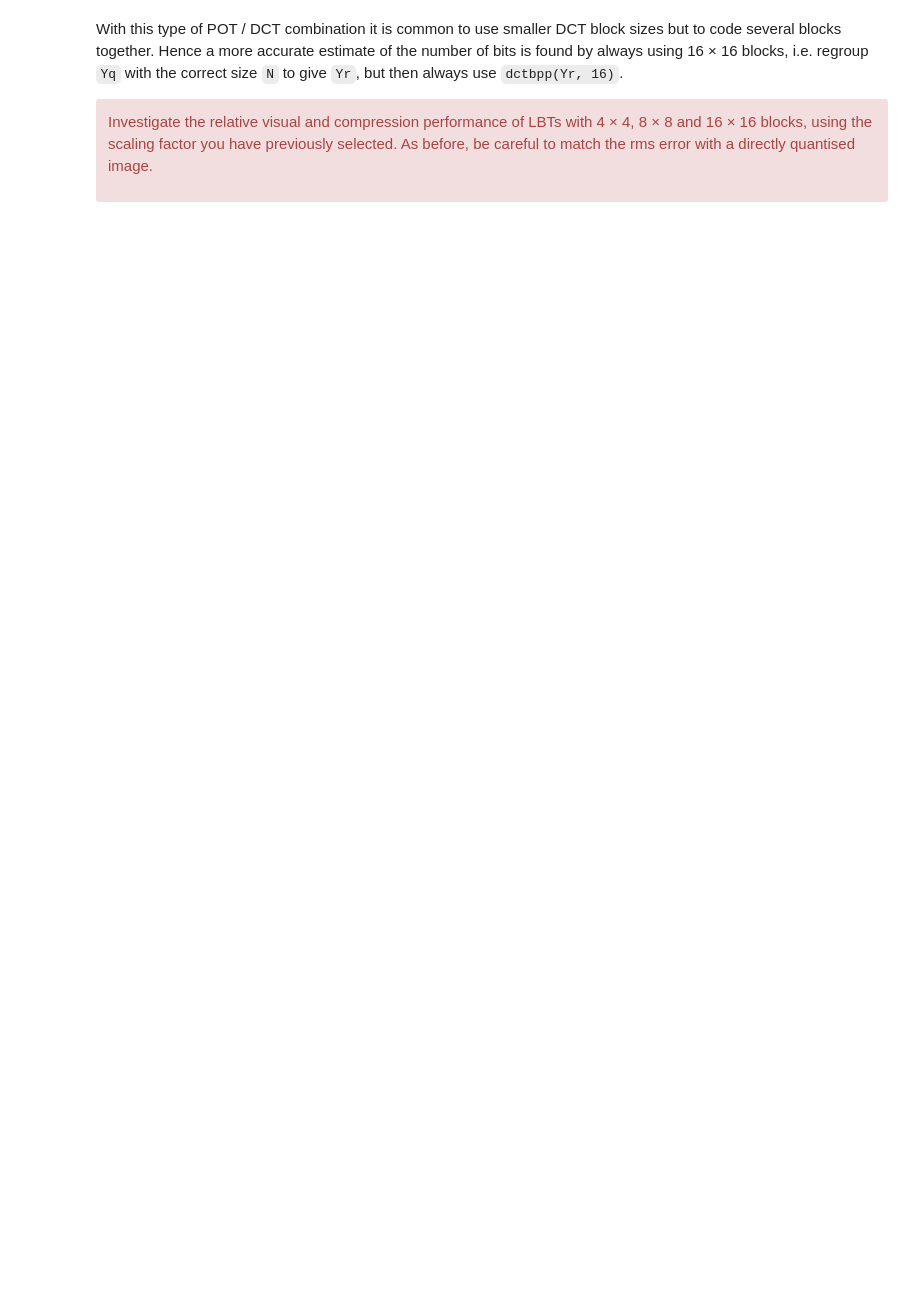
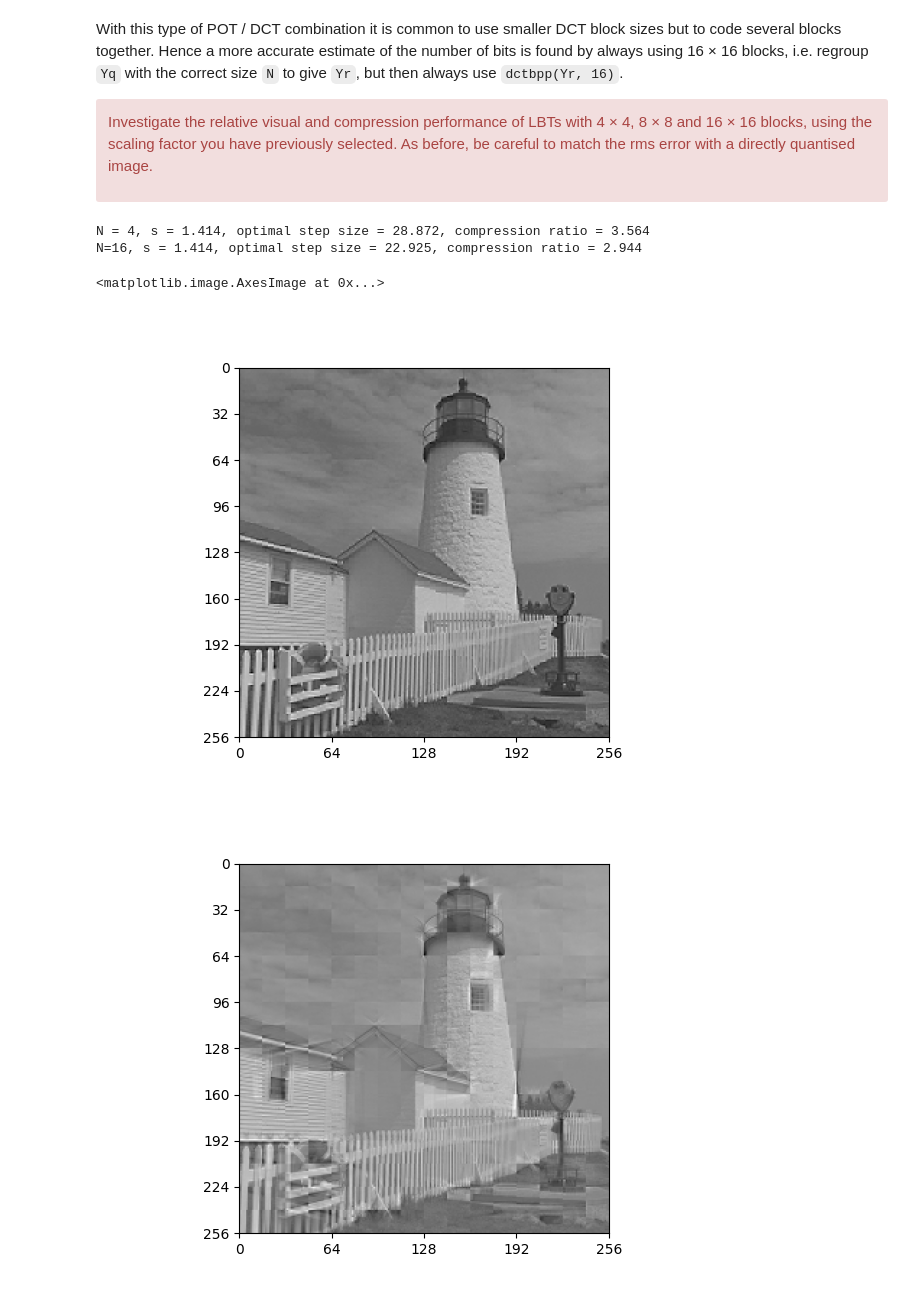
Before and after one commit to dt536/diya_cued_sf2_lab, a Jupyter notebook: 8-lbt.ipynb, the cells around one changed output. Cells and saved outputs as stored; diff of their text form; code cells hidden in the pictures; blank space fills up the shorter version.

```diff
--- a/8-lbt.ipynb
+++ b/8-lbt.ipynb
@@ -167,2 +167,16 @@ def optimisation_for_DCT(Y, Pr, C, max_iter: int = 100):
+# %%
+def dctbpp(Yr, N):
+    no_pix = int(256/N)
+    no_bits = 0.0
+    for row in range(N):
+        y_start = no_pix * row
+        y_end = y_start + no_pix
+        for col in range(N):
+            x_start = no_pix * col
+            x_end = x_start + no_pix
+            Ys = Yr[y_start:y_end, x_start:x_end]
+            entropy = bpp(Ys)
+            no_bits += Ys.size * entropy
+    return(no_bits)
 # %%
 # your code here
@@ -231,0 +269,26 @@ careful to match the rms error with a directly quantised image.</div>
+# %%
+# your code here
+s = np.sqrt(2)
+Y, Pr, C, Xp = apply_LBT(X, s, N=4)
+opt_step, Yq = optimisation_for_DCT(Y, Pr, C, N=4)
+ratio = compression_ratio(Yq, 4)
+step_sizes.append(opt_step)
+compression_ratios.append(ratio)
+print(f"N = 4, s = {s:.3f}, optimal step size = {opt_step:.3f}, compression ratio = {ratio:.3f}")
+fig, ax = plt.subplots()
+plot_image(Xp*0.5, ax=ax)
+
+Y, Pr, C, Xp = apply_LBT(X, s, N=16)
+opt_step, Yq = optimisation_for_DCT(Y, Pr, C, N=16)
+ratio = compression_ratio(Yq, 16)
+step_sizes.append(opt_step)
+compression_ratios.append(ratio)
+print(f"N=16, s = {s:.3f}, optimal step size = {opt_step:.3f}, compression ratio = {ratio:.3f}")
+fig, ax = plt.subplots()
+plot_image(Xp*0.5, ax=ax)
+# %% [output]
+N = 4, s = 1.414, optimal step size = 28.872, compression ratio = 3.564
+N=16, s = 1.414, optimal step size = 22.925, compression ratio = 2.944
+<matplotlib.image.AxesImage at 0x...>
+[figure, added]
+[figure, added]
```
Also changed, not shown: parts of 8 cells of this notebook.
